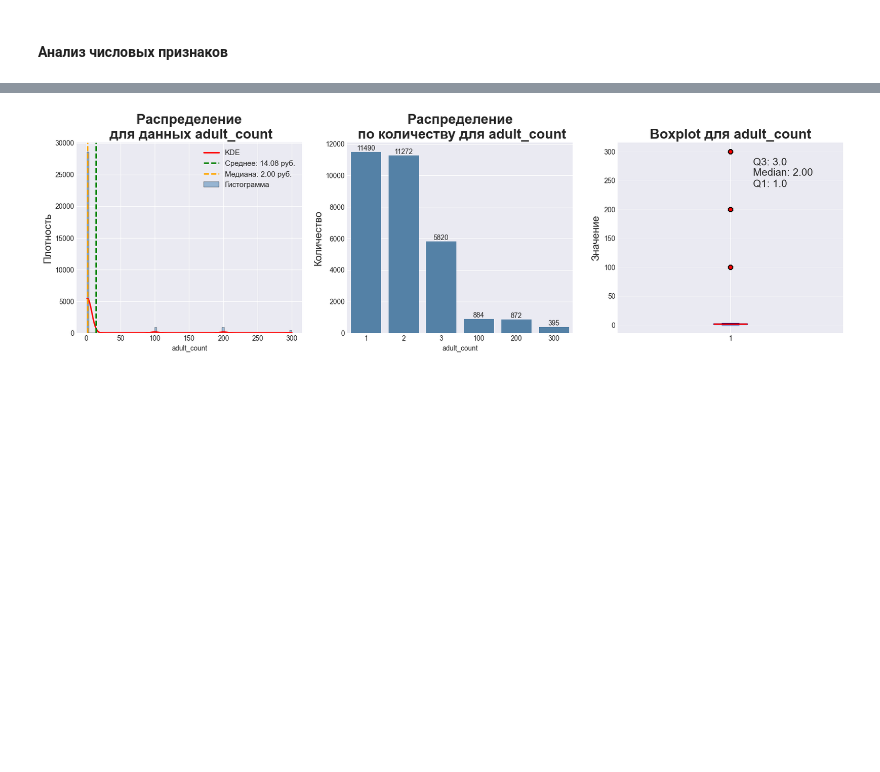
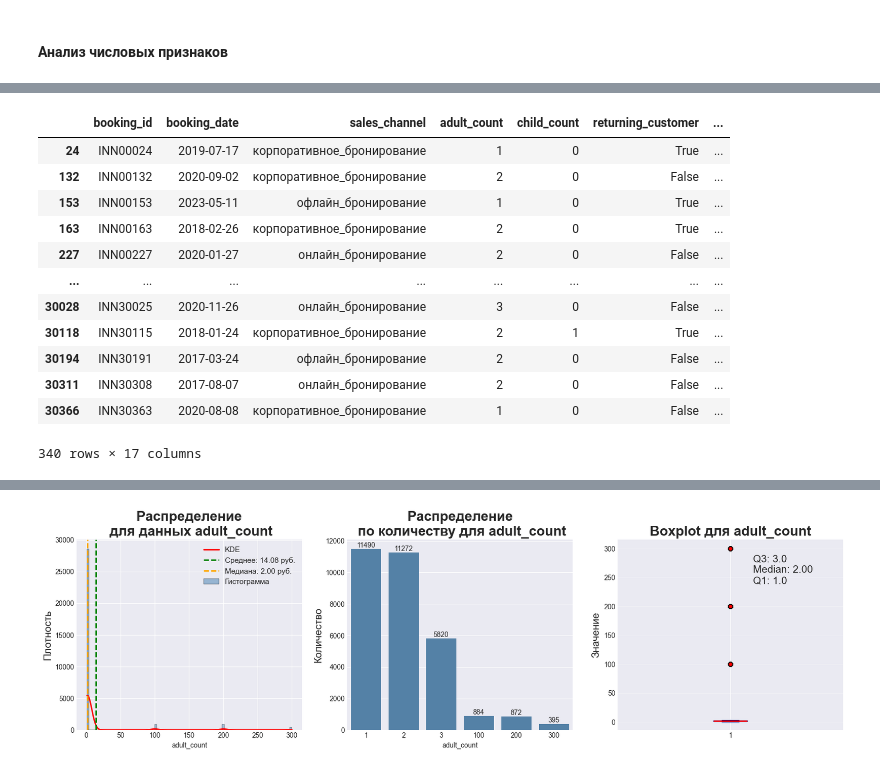
Before and after one commit to MEYakunin/Sprint17_Booking_Cancellation_Predict, a Jupyter notebook: Sprint17_Booking_Cancellation_Predict.ipynb, the cells around one changed output, grey strips where cells are left out. Saved outputs shown, nothing was run; the diff lists cells and outputs as text; code cells hidden in the pictures; blank space fills up the shorter version.

Commit message:
Sprint17_Booking_Cancellation_Predict - Начат анализ выбросов. расчитаны только количство выбросов для числовых признаков.

```diff
--- a/Sprint17_Booking_Cancellation_Predict.ipynb
+++ b/Sprint17_Booking_Cancellation_Predict.ipynb
@@ -259,0 +283,22 @@ numeric_cols_reviews = df_reviews_drop_dupl.select_dtypes(np.number).columns.to_
+# %%
+column = 'days_until_checkin'
+q1 = df_bookings_drop_dupl[column].quantile(0.25)
+q3 = df_bookings_drop_dupl[column].quantile(0.75)
+iqr = q3 - q1
+lower_bound = q1 - 1.5 * iqr
+upper_bound = q3 + 1.5 * iqr
+df_bookings_drop_dupl[df_bookings_drop_dupl[column]>upper_bound]
+# %% [output]
+|  | booking_id | booking_date | sales_channel | adult_count | child_count | returning_customer | ... |
+| 24 | INN00024 | 2019-07-17 | корпоративное_бронирование | 1 | 0 | True | ... |
+| 132 | INN00132 | 2020-09-02 | корпоративное_бронирование | 2 | 0 | False | ... |
+| 153 | INN00153 | 2023-05-11 | офлайн_бронирование | 1 | 0 | True | ... |
+| 163 | INN00163 | 2018-02-26 | корпоративное_бронирование | 2 | 0 | True | ... |
+| 227 | INN00227 | 2020-01-27 | онлайн_бронирование | 2 | 0 | False | ... |
+| ... | ... | ... | ... | ... | ... | ... | ... |
+| 30028 | INN30025 | 2020-11-26 | онлайн_бронирование | 3 | 0 | False | ... |
+| 30118 | INN30115 | 2018-01-24 | корпоративное_бронирование | 2 | 1 | True | ... |
+| 30194 | INN30191 | 2017-03-24 | офлайн_бронирование | 2 | 0 | False | ... |
+| 30311 | INN30308 | 2017-08-07 | онлайн_бронирование | 2 | 0 | False | ... |
+| 30366 | INN30363 | 2020-08-08 | корпоративное_бронирование | 1 | 0 | False | ... |
+340 rows × 17 columns
```
Also changed, not shown: parts of 2 cells of this notebook.
